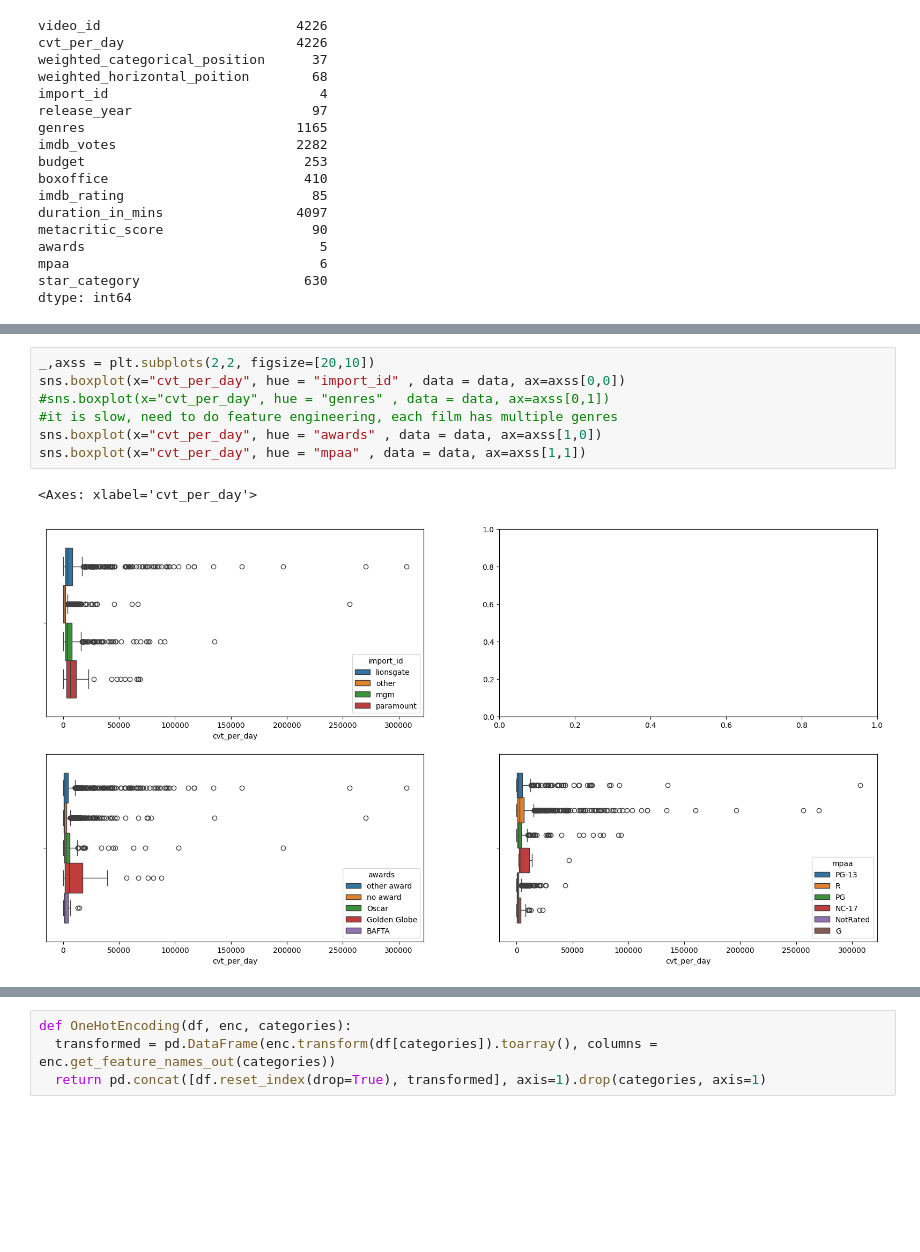
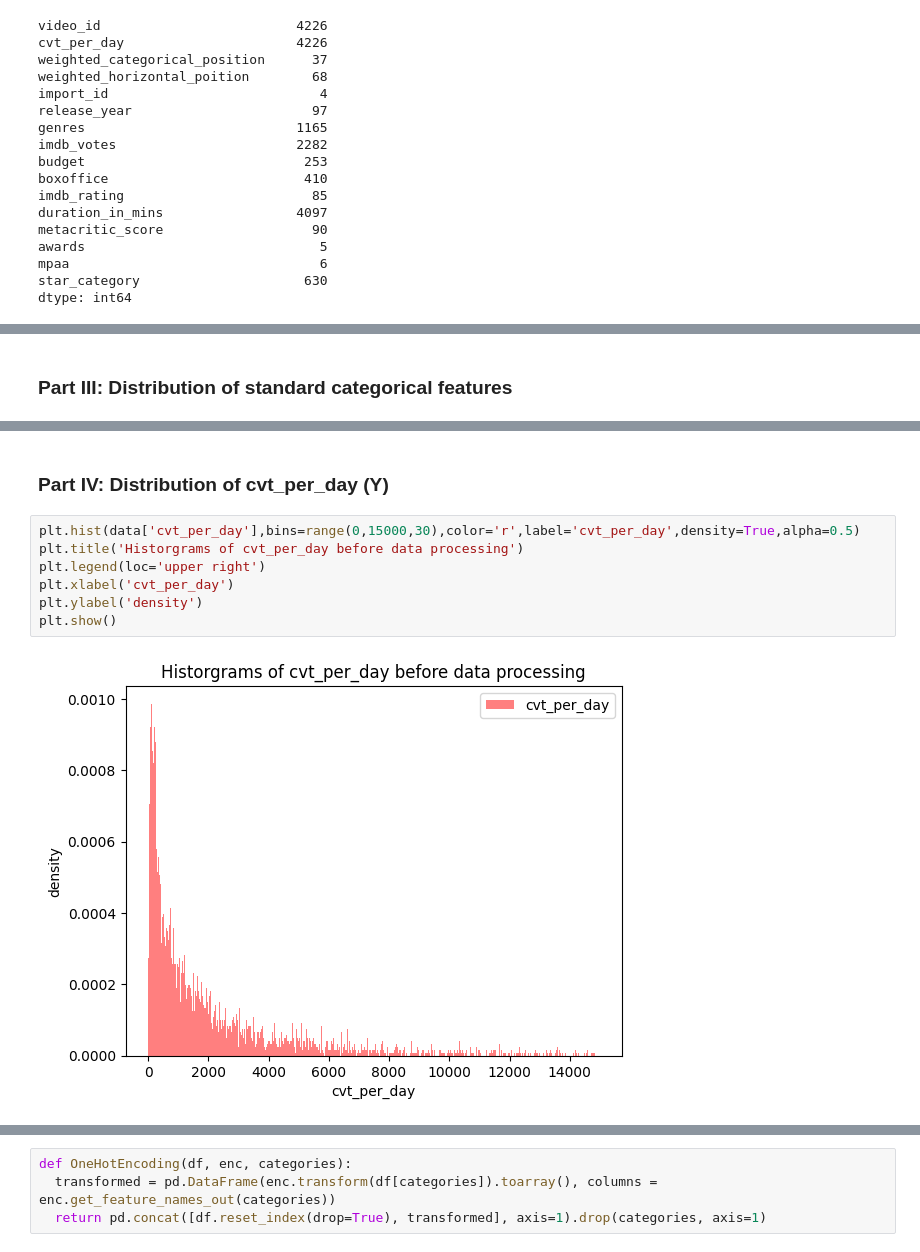
Before and after one commit to heathclief0402/amazon_prime_video_analysis, a Jupyter notebook: amazon_prime_video.ipynb, the cells around one changed output, grey strips where cells are left out. Saved outputs shown, nothing was run; the diff lists cells and outputs as text; blank space fills up the shorter version.

```diff
--- a/amazon_prime_video.ipynb
+++ b/amazon_prime_video.ipynb
@@ -114,3 +188,5 @@ it is possible that imdb_votes	, budget, boxoffice, imdb_rating	has missing valu
+# %% [markdown]
+### **Part III: Distribution of standard categorical features**
 # %%
 import matplotlib.pyplot as plt
 import seaborn as sns
@@ -128,13 +204,14 @@ sns.scatterplot(data=data, x="cvt_per_day",y = "star_category", ax=axss[3,0])
 # %% [output]
 <Axes: xlabel='cvt_per_day', ylabel='star_category'>
 [figure]
-# %%
-_,axss = plt.subplots(2,2, figsize=[20,10])
-sns.boxplot(x="cvt_per_day", hue = "import_id" , data = data, ax=axss[0,0])
-#sns.boxplot(x="cvt_per_day", hue = "genres" , data = data, ax=axss[0,1])
-#it is slow, need to do feature engineering, each film has multiple genres
-sns.boxplot(x="cvt_per_day", hue = "awards" , data = data, ax=axss[1,0])
-sns.boxplot(x="cvt_per_day", hue = "mpaa" , data = data, ax=axss[1,1])
-# %% [output]
-<Axes: xlabel='cvt_per_day'>
-[figure, removed]
+# %% [markdown]
+### **Part IV: Distribution of cvt_per_day (Y)**
+# %%
+plt.hist(data['cvt_per_day'],bins=range(0,15000,30),color='r',label='cvt_per_day',density=True,alpha=0.5)
+plt.title('Historgrams of cvt_per_day before data processing')
+plt.legend(loc='upper right')
+plt.xlabel('cvt_per_day')
+plt.ylabel('density')
+plt.show()
+# %% [output]
+[figure, added]
```
Also changed, not shown: parts of 98 cells of this notebook.
